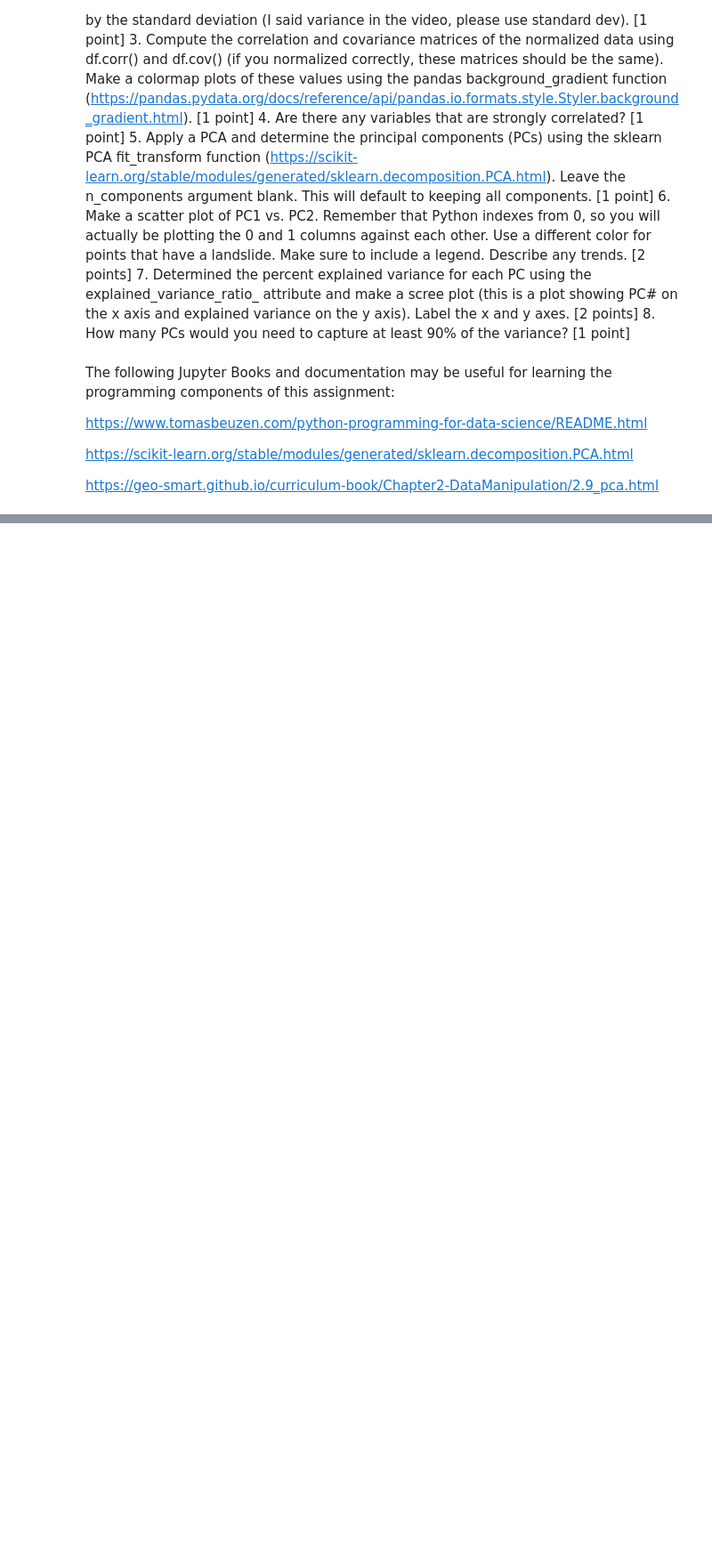
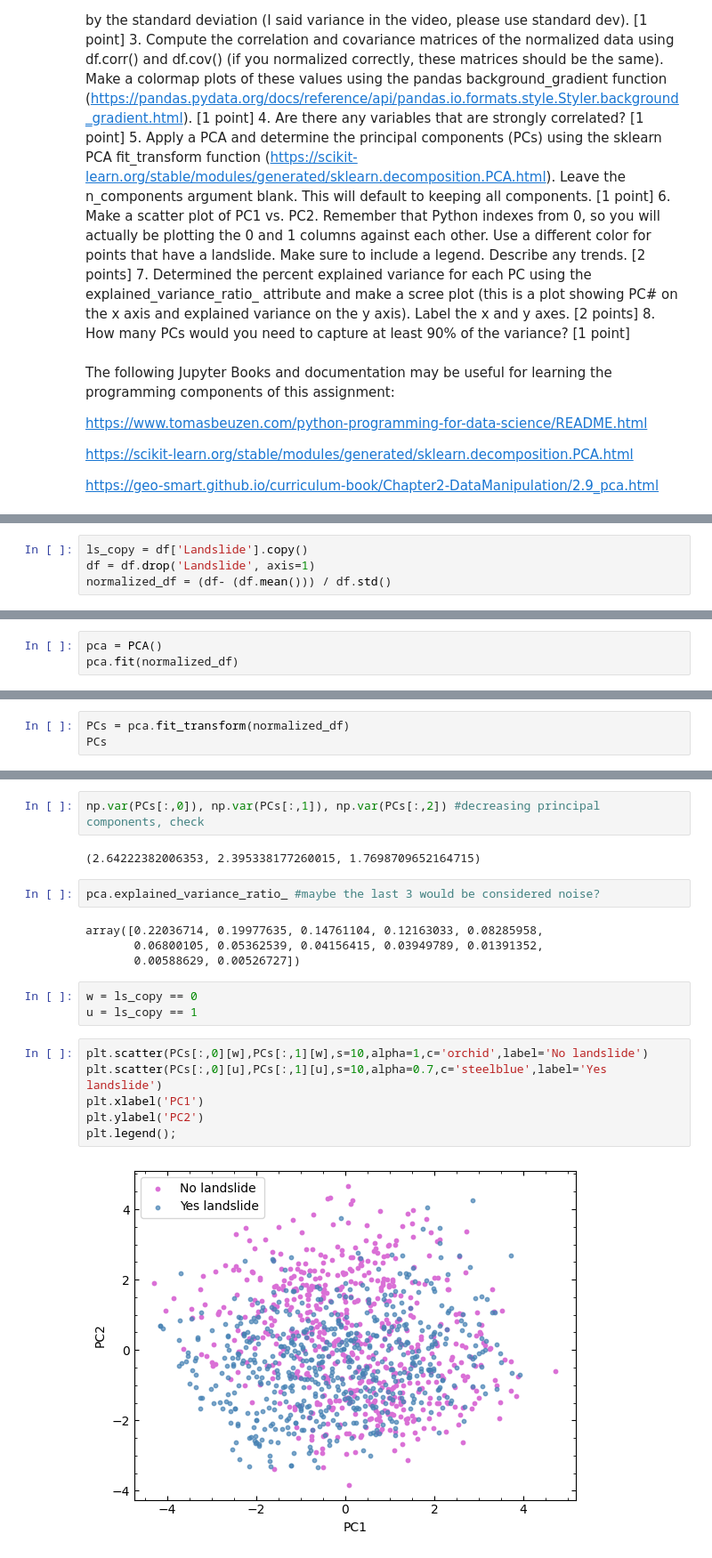
Before and after one commit to lmariemorales/GLY6932, a Jupyter notebook: LM_HW2_Landslide_PCA.ipynb, the cells around one changed output, grey strips where cells are left out. Shown: that part at 89% size. Cells and saved outputs as stored; diff of their text form; blank space fills up the shorter version.

```diff
--- a/LM_HW2_Landslide_PCA.ipynb
+++ b/LM_HW2_Landslide_PCA.ipynb
@@ -38,0 +50,4 @@ from sklearn.decomposition import PCA
+# %%
+ls_copy = df['Landslide'].copy()
+df = df.drop('Landslide', axis=1)
+normalized_df = (df- (df.mean())) / df.std()
@@ -38,0 +95,3 @@ from sklearn.decomposition import PCA
+# %%
+pca = PCA()
+pca.fit(normalized_df)
@@ -38,0 +100,3 @@ from sklearn.decomposition import PCA
+# %%
+PCs = pca.fit_transform(normalized_df)
+PCs
@@ -38,0 +137,21 @@ from sklearn.decomposition import PCA
+# %%
+np.var(PCs[:,0]), np.var(PCs[:,1]), np.var(PCs[:,2]) #decreasing principal components, check
+# %% [output]
+(2.64222382006353, 2.395338177260015, 1.7698709652164715)
+# %%
+pca.explained_variance_ratio_ #maybe the last 3 would be considered noise?
+# %% [output]
+array([0.22036714, 0.19977635, 0.14761104, 0.12163033, 0.08285958,
+       0.06800105, 0.05362539, 0.04156415, 0.03949789, 0.01391352,
+       0.00588629, 0.00526727])
+# %%
+w = ls_copy == 0
+u = ls_copy == 1
+# %%
+plt.scatter(PCs[:,0][w],PCs[:,1][w],s=10,alpha=1,c='orchid',label='No landslide')
+plt.scatter(PCs[:,0][u],PCs[:,1][u],s=10,alpha=0.7,c='steelblue',label='Yes landslide')
+plt.xlabel('PC1')
+plt.ylabel('PC2')
+plt.legend();
+# %% [output]
+[figure, added]
```
Also changed, not shown: parts of 16 cells of this notebook.
